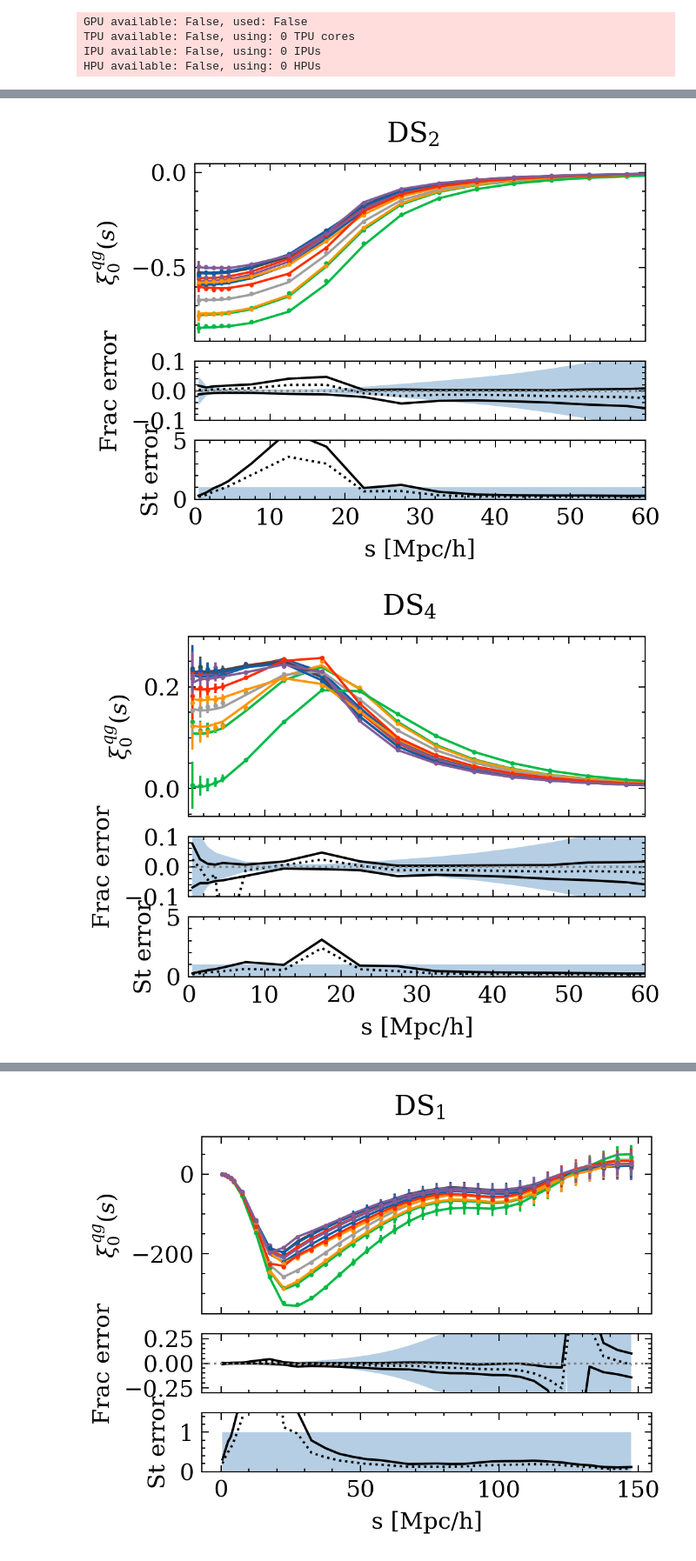
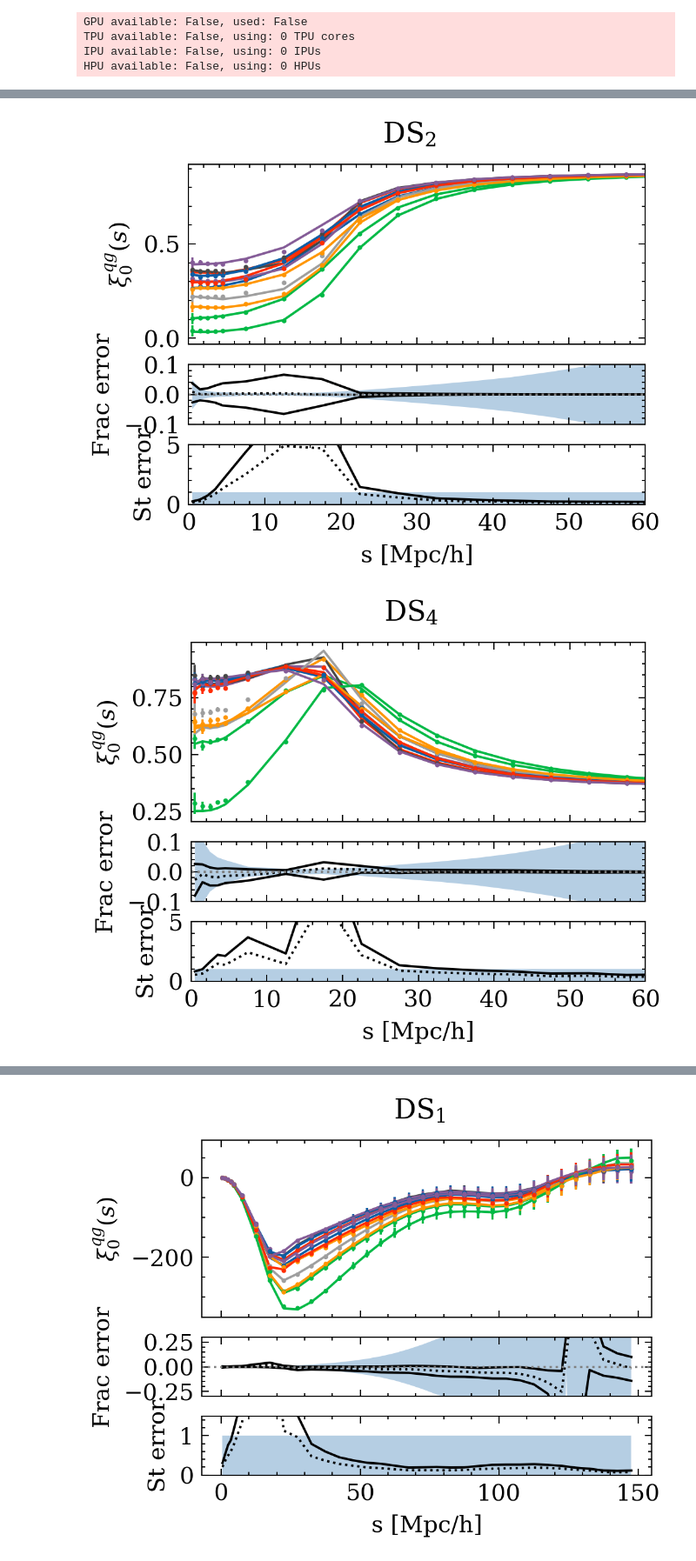
Before and after one commit to florpi/sunbird, a Jupyter notebook: notebooks/all_quintiles.ipynb, the cells around one changed output, grey strips where cells are left out. Shown at 87% size. Cells and saved outputs as stored; diff of their text form; code cells hidden in the pictures.

```diff
--- a/notebooks/all_quintiles.ipynb
+++ b/notebooks/all_quintiles.ipynb
@@ -16,9 +16,10 @@ plt.rcParams['figure.dpi'] = 300
 plt.style.use(['science', 'no-latex'])
 # %%
 def get_errors(quintile,):
-    data = np.load('../data/full_ap/clustering/ds_cross_xi_smu_zsplit_Rs20_c100_ph000.npy', allow_pickle=True).item()
+    data = np.load('../data/full_ap/clustering/ds/ds_cross_xi_smu_zsplit_Rs20_c000_ph000.npy', allow_pickle=True).item()
     s = data['s']
     covariance = np.load('../data/full_ap/covariance/ds_cross_xi_smu_zsplit_Rs20_landyszalay_randomsX50.npy', allow_pickle=True).item()
-    mean_value = np.mean(covariance['multipoles'][:, quintile,0],axis=0)
-    covariance = np.cov(covariance['multipoles'][:,quintile,0].T)
+    combined_multipoles = covariance['multipoles'][:,quintile, :2].reshape((len(covariance['multipoles']),-1))
+    mean_value = np.mean(combined_multipoles,axis=0)#covariance['multipoles'][:, quintile,0],axis=0)
+    covariance = np.cov(combined_multipoles.T)#covariance['multipoles'][:,quintile,0].T)
     return s, np.sqrt(np.diag(covariance)), np.sqrt(np.diag(covariance)) / mean_value
@@ -31,10 +37,10 @@ IPU available: False, using: 0 IPUs
 HPU available: False, using: 0 HPUs
 # %%
 def get_true_and_pred(trainer, quintile,):
-    dm = DSDataModule(quintile=quintile)
+    dm = DSDataModule(statistic=f'ds{quintile}', normalize=True, normalize_inputs=True)
     dm.setup('test')
     model = FCN.from_folder(
-        f'../trained_models/best/ds{quintile}_m0//',
+        f'../trained_models/ds{quintile}_full/version_0/'#best/ds{quintile}_m0//',
     )
     predictions = trainer.predict(model, dm.test_dataloader())
     predictions = torch.concat(predictions).numpy()
@@ -65,16 +80,16 @@ for i, quintile in enumerate([0,1,3,4]):
         sharex=True,
     )
     for j in range(0,truths.shape[1], 600):
-        c = ax[0].errorbar(s, truths[i,j], yerr=errors[i], linestyle='', marker='o', markersize=1)
-        ax[0].plot(s, preds[i,j], color=c[0].get_color())
+        c = ax[0].errorbar(s, truths[i,j][:len(s)], yerr=errors[i][:len(s)], linestyle='', marker='o', markersize=1)
+        ax[0].plot(s, preds[i,j][:len(s)], color=c[0].get_color())
     mean_error = np.mean(percent_errors[i], axis=0)
     err_frac_p16 = np.percentile(percent_errors[i], 16, axis=0)
     err_frac_p84 = np.percentile(percent_errors[i], 84, axis=0)
     err_frac_inner68 = (err_frac_p84 - err_frac_p16)/2.0
-    ax[1].plot(s, mean_error, color='black', linestyle='dotted')
-    ax[1].plot(s, err_frac_p16, color='black')
-    ax[1].plot(s,  err_frac_p84, color='black')
-    ax[1].fill_between(s, -scaled_errors[i], scaled_errors[i], alpha=0.3)
+    ax[1].plot(s, mean_error[:len(s)], color='black', linestyle='dotted')
+    ax[1].plot(s, err_frac_p16[:len(s)], color='black')
+    ax[1].plot(s,  err_frac_p84[:len(s)], color='black')
+    ax[1].fill_between(s, -scaled_errors[i][:len(s)], scaled_errors[i][:len(s)], alpha=0.3)
     ax[1].axhline(y=0, color='gray', linestyle='dotted')
     ax[1].set_ylim(-0.1,0.1)
 
@@ -82,8 +97,8 @@ for i, quintile in enumerate([0,1,3,4]):
     ax[0].set_xlim(0,60)
 
     err_68 = np.percentile(np.abs(standard_errors[i]), 68, axis=0)
-    ax[2].plot(s, np.median(np.abs(standard_errors[i]),axis=0), color='black', linestyle='dotted')
-    ax[2].plot(s, err_68,
+    ax[2].plot(s, np.median(np.abs(standard_errors[i]),axis=0)[:len(s)], color='black', linestyle='dotted')
+    ax[2].plot(s, err_68[:len(s)],
                color='black',)
 
     ax[2].fill_between(s, 0, 1, alpha=0.3)
@@ -99,2 +114,2 @@ for i, quintile in enumerate([0,1,3,4]):
-[figure, old version]
+[figure, new version]
-[figure, old version]
+[figure, new version]
```
Also changed, not shown: parts of 5 cells of this notebook, 20 other files.
